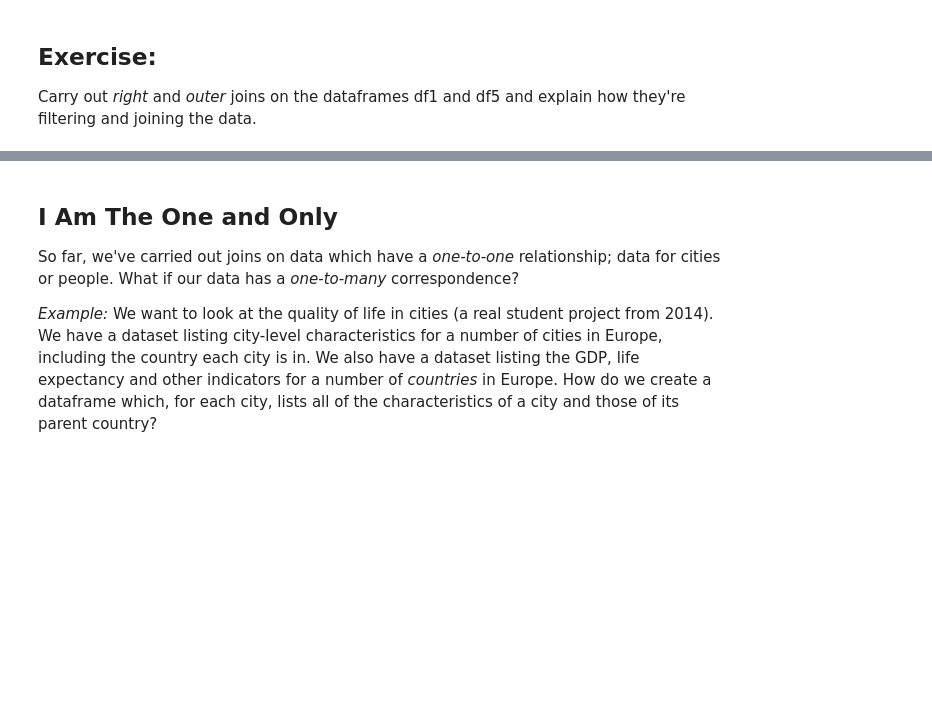
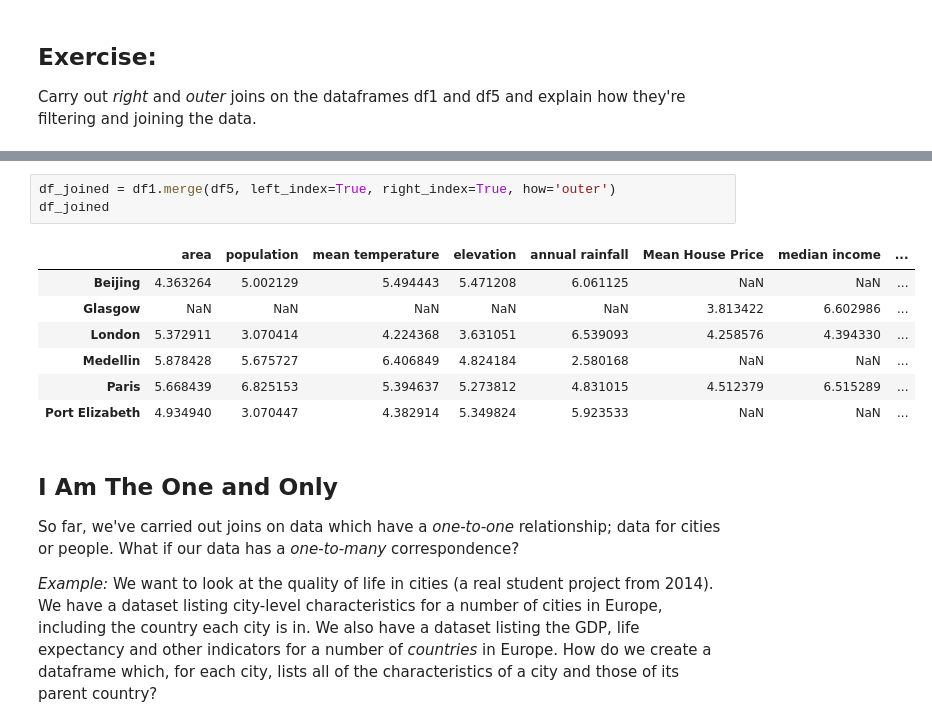
Before and after one commit to ella-tek/qm2, a Jupyter notebook: notebooks/W6_Merging_and_Joining_in_Python.ipynb, the cells around one changed output, grey strips where cells are left out. Drawn from its saved outputs; the diff is of its cells as text; blank space fills up the shorter version.

```diff
--- a/notebooks/W6_Merging_and_Joining_in_Python.ipynb
+++ b/notebooks/W6_Merging_and_Joining_in_Python.ipynb
@@ -336,3 +342,14 @@ Carry out *right* and *outer* joins on the dataframes df1 and df5 and explain ho
+# %%
+df_joined = df1.merge(df5, left_index=True, right_index=True, how='outer')
+df_joined
+# %% [output]
+|  | area | population | mean temperature | elevation | annual rainfall | Mean House Price | median income | ... |
+| Beijing | 4.363264 | 5.002129 | 5.494443 | 5.471208 | 6.061125 | NaN | NaN | ... |
+| Glasgow | NaN | NaN | NaN | NaN | NaN | 3.813422 | 6.602986 | ... |
+| London | 5.372911 | 3.070414 | 4.224368 | 3.631051 | 6.539093 | 4.258576 | 4.394330 | ... |
+| Medellin | 5.878428 | 5.675727 | 6.406849 | 4.824184 | 2.580168 | NaN | NaN | ... |
+| Paris | 5.668439 | 6.825153 | 5.394637 | 5.273812 | 4.831015 | 4.512379 | 6.515289 | ... |
+| Port Elizabeth | 4.934940 | 3.070447 | 4.382914 | 5.349824 | 5.923533 | NaN | NaN | ... |
 # %% [markdown]
 ## I Am The One and Only
 
```
Also changed, not shown: parts of 32 cells of this notebook.
